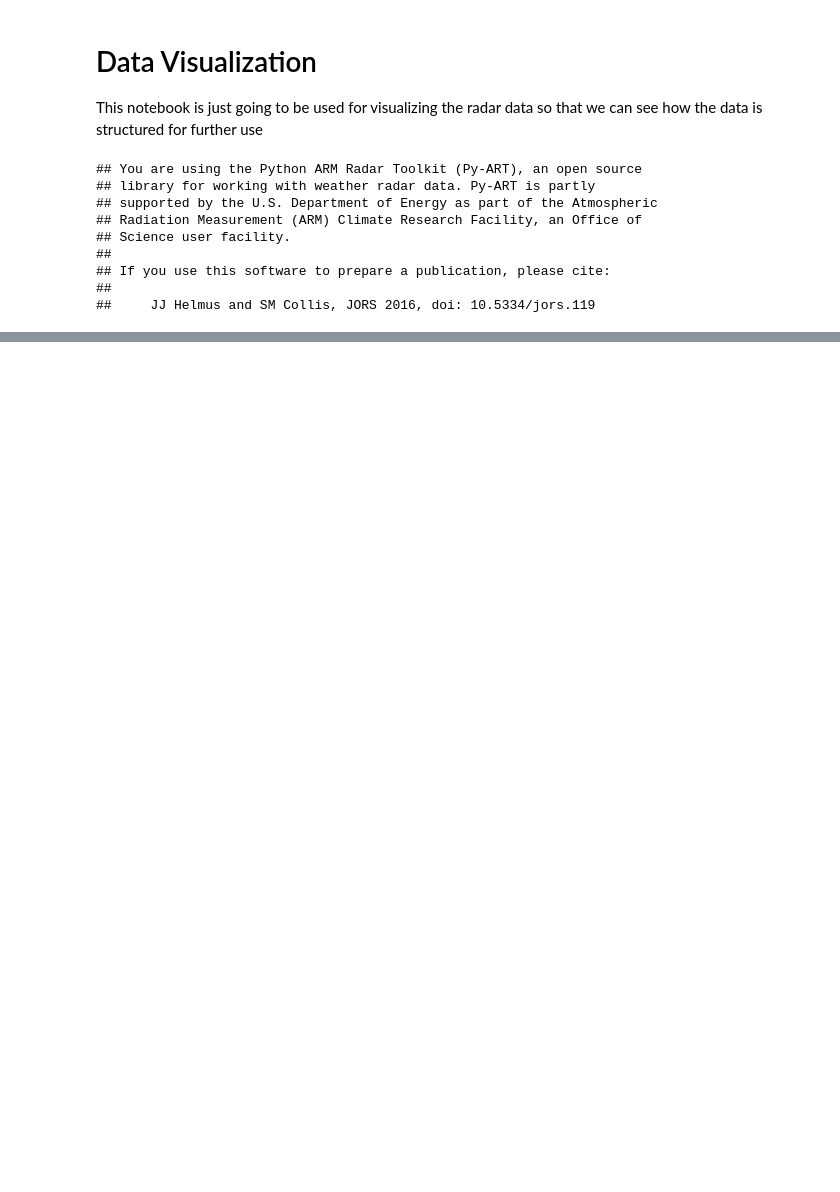
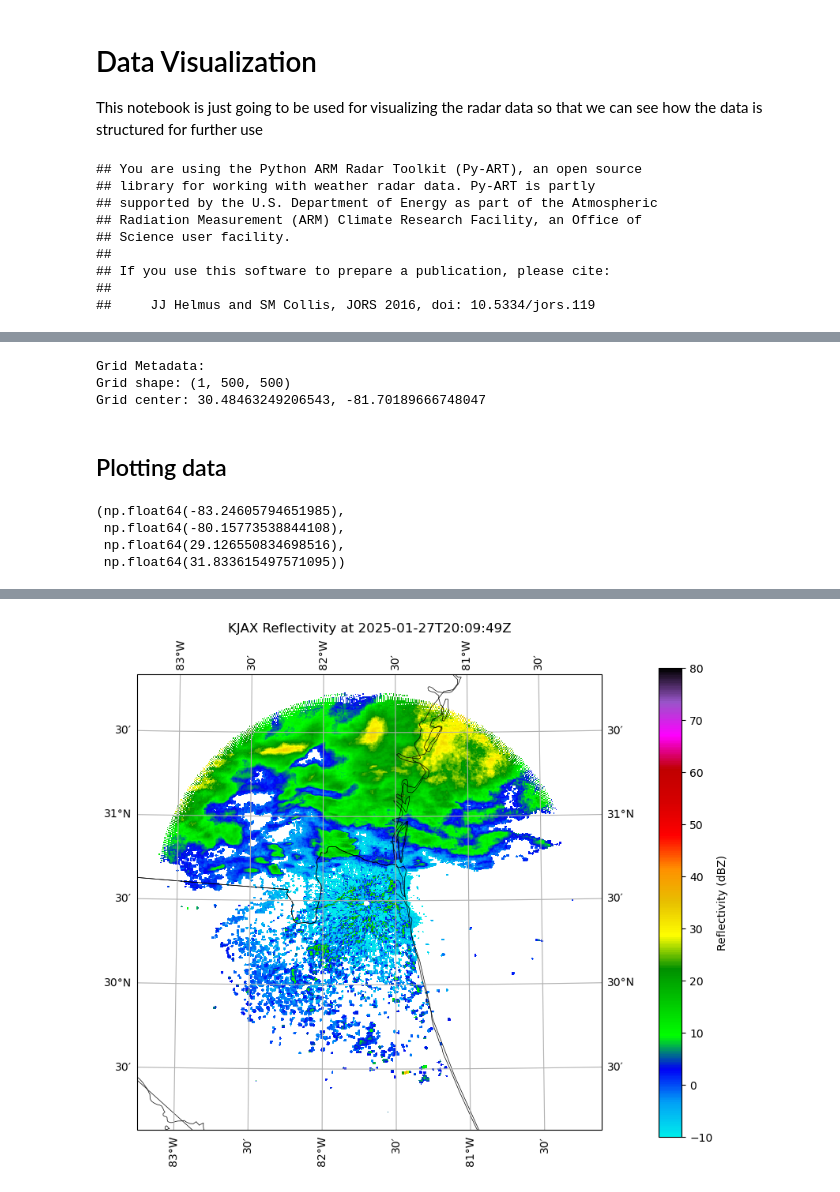
Before and after one commit to anozman/storm_chasing_app, a Jupyter notebook: data_exploration/radar_data_vis.ipynb, the cells around one changed output, grey strips where cells are left out. Saved outputs shown, nothing was run; the diff lists cells and outputs as text; code cells hidden in the pictures; blank space fills up the shorter version.

Commit message:
Working data visualization tutorial

```diff
--- a/data_exploration/radar_data_vis.ipynb
+++ b/data_exploration/radar_data_vis.ipynb
@@ -51,0 +80,59 @@ pyart.core.radar.Radar
+# %%
+# Define grid parameters
+grid_shape = (1, 500, 500)  # (vertical levels, lat points, lon points)
+grid_limits = ((0, 2000), (-150000, 150000), (-150000, 150000))  # Height in meters, lat/lon limits in meters
+
+# Perform grid conversion
+grid = pyart.map.grid_from_radars(
+    radar,
+    grid_shape=grid_shape,
+    grid_limits=grid_limits,
+    fields=['reflectivity']  # Replace with desired field
+)
+
+# Inspect grid metadata
+print("Grid Metadata:")
+print(f"Grid shape: {grid.fields['reflectivity']['data'].shape}")
+print(f"Grid center: {grid.origin_latitude['data'][0]}, {grid.origin_longitude['data'][0]}")
+# %% [output]
+Grid Metadata:
+Grid shape: (1, 500, 500)
+Grid center: 30.48463249206543, -81.70189666748047
+# %% [markdown]
+## Plotting data
+# %%
+# Extract data
+lat = grid.point_latitude['data']
+lon = grid.point_longitude['data']
+reflectivity = grid.fields['reflectivity']['data'][0]  # Single vertical level
+# %%
+np.shape(lat.squeeze()), np.shape(lon.squeeze()), np.shape(reflectivity)
+lon.squeeze()[:][0].min(), lon.squeeze()[:][0].max(), lat.squeeze()[0][:].min(), lat.squeeze()[-1][:].max()
+#radar.time['units'].split(' ')[-1]
+# %% [output]
+(np.float64(-83.24605794651985),
+ np.float64(-80.15773538844108),
+ np.float64(29.126550834698516),
+ np.float64(31.833615497571095))
+# %%
+# Function used to create the map subplot backgrounds over a specified subdomain
+def plot_subset_background(ax, lonmin, lonmax, latmin, latmax):
+    ax.set_extent([lonmin, lonmax, latmin, latmax])
+    ax.gridlines(draw_labels=True, dms=True, x_inline=False, y_inline=False)
+    ax.add_feature(cfeature.COASTLINE.with_scale('50m'), linewidth=0.5)
+    ax.add_feature(cfeature.STATES, linewidth=0.5)
+    ax.add_feature(cfeature.BORDERS, linewidth=0.5)
+    return ax
+# %%
+# Plot
+crs = ccrs.LambertConformal(central_longitude=radar.longitude['data'][0])
+
+fig, axes = plt.subplots(nrows=1, ncols=1, figsize=(8, 8),constrained_layout=True,
+                            subplot_kw={'projection': crs})
+plot_subset_background(axes, lon.squeeze()[:][0].min(), lon.squeeze()[:][-1].max(), lat.squeeze()[0][:].min(), lat.squeeze()[-1][:].max())
+cb1 = axes.pcolormesh(lon.squeeze(), lat.squeeze(), reflectivity, shading='auto', cmap='pyart_NWSRef', vmin=-10, vmax=80, transform=ccrs.PlateCarree())
+fig.colorbar(cb1, ax = axes, shrink=0.75).set_label('Reflectivity (dBZ)')
+axes.set_xlabel('Longitude')
+axes.set_ylabel('Latitude')
+axes.set_title('%s Reflectivity at %s'%(radar.metadata['instrument_name'],radar.time['units'].split(' ')[-1] ))
+# %% [output]
@@ -51,0 +140 @@ pyart.core.radar.Radar
+[figure, added]
```
Also changed, not shown: parts of 6 cells of this notebook.
